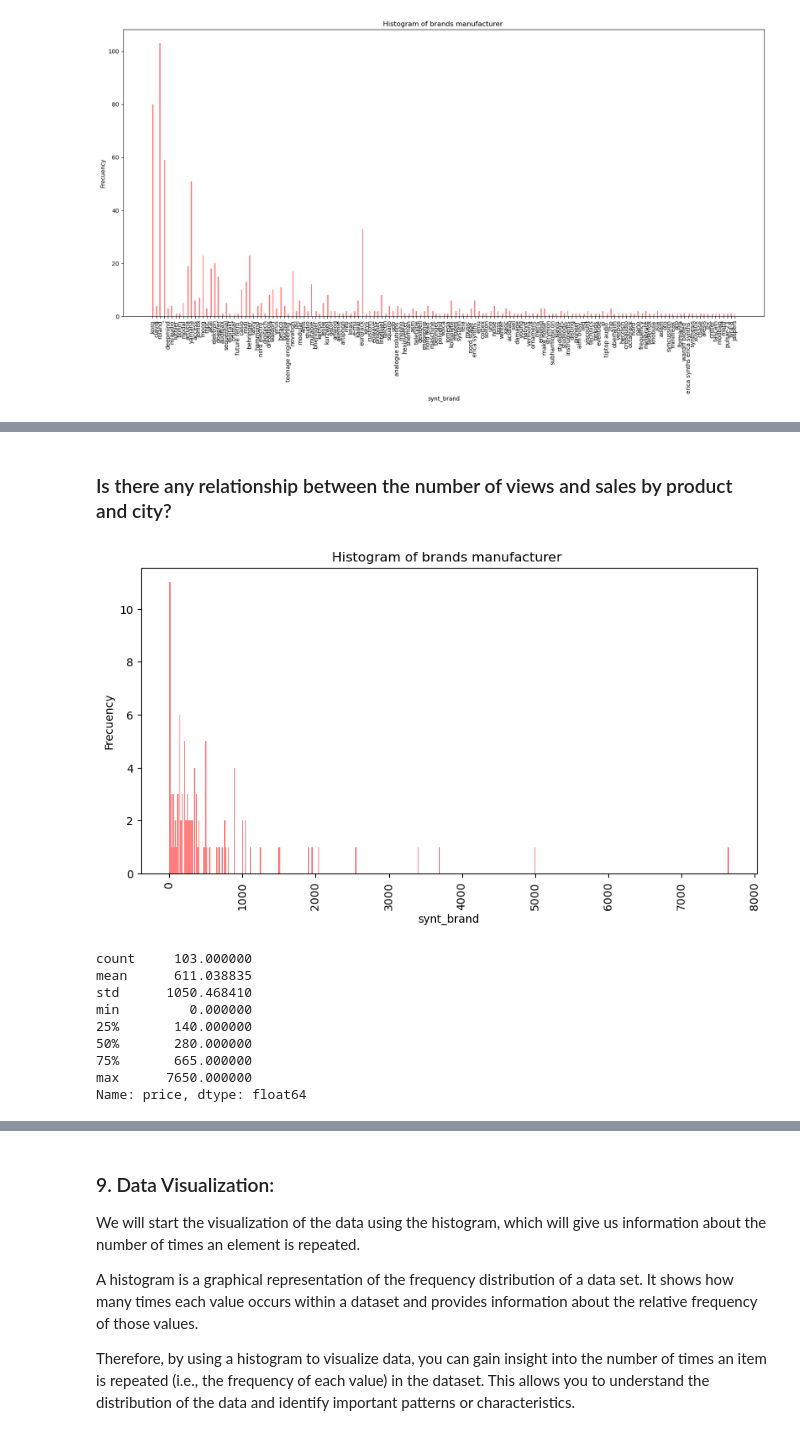
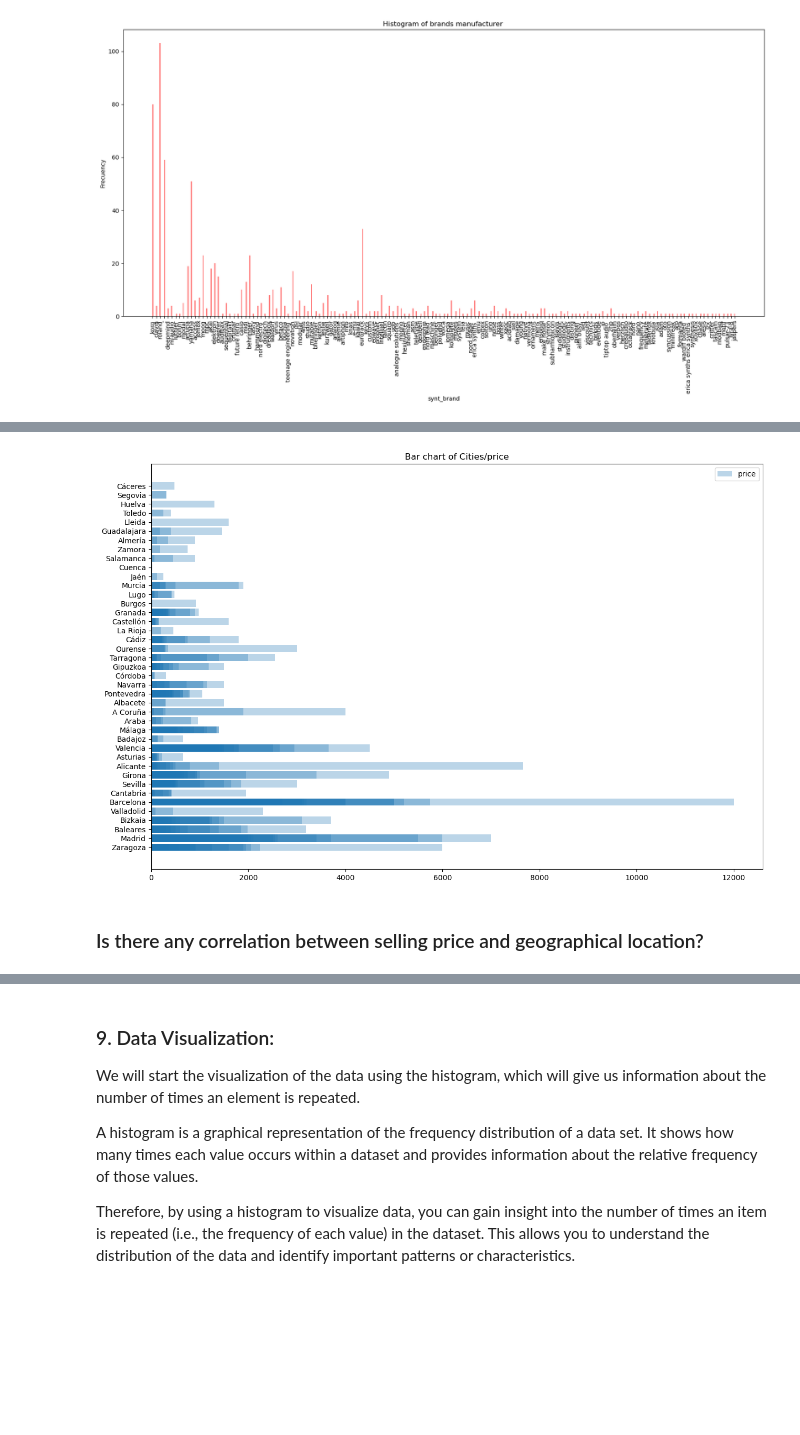
Before and after one commit to albertjimrod/ScraperETL-EDA-ML-Personal, a Jupyter notebook: project_5/EDA_hispasonic.ipynb, the cells around one changed output, grey strips where cells are left out. Drawn from its saved outputs; the diff is of its cells as text; code cells hidden in the pictures; blank space fills up the shorter version.

```diff
--- a/project_5/EDA_hispasonic.ipynb
+++ b/project_5/EDA_hispasonic.ipynb
@@ -586,26 +749,12 @@ plt.show()
+# %%
+plt.figure(figsize=(15,10))
+
+plt.title('Bar chart of Cities/price')
+
+plt.barh(ndf_copy["city"],ndf_copy["price"],alpha = 0.3, label="price")
+plt.legend()
+plt.show()
+# %% [output]
+[figure, added]
 # %% [markdown]
-### Is there any relationship between the number of views and sales by product and city?
+### Is there any correlation between selling price and geographical location?
-# %%
-plt.figure(figsize=(10,5))
-
-plt.title('Histogram of brands manufacturer ')
-
-plt.hist(ndf_copy[boolean_roland]["price"],bins=500, color='red', alpha=0.5)
-plt.xlabel('synt_brand')
-plt.xticks(rotation=90)
-plt.ylabel('Frecuency')
-plt.show()
-# %% [output]
-[figure, removed]
-# %%
-ndf_copy[boolean_roland]["price"].describe()
-# %% [output]
-count     103.000000
-mean      611.038835
-std      1050.468410
-min         0.000000
-25%       140.000000
-50%       280.000000
-75%       665.000000
-max      7650.000000
-Name: price, dtype: float64
```
Also changed, not shown: parts of 16 cells of this notebook.
